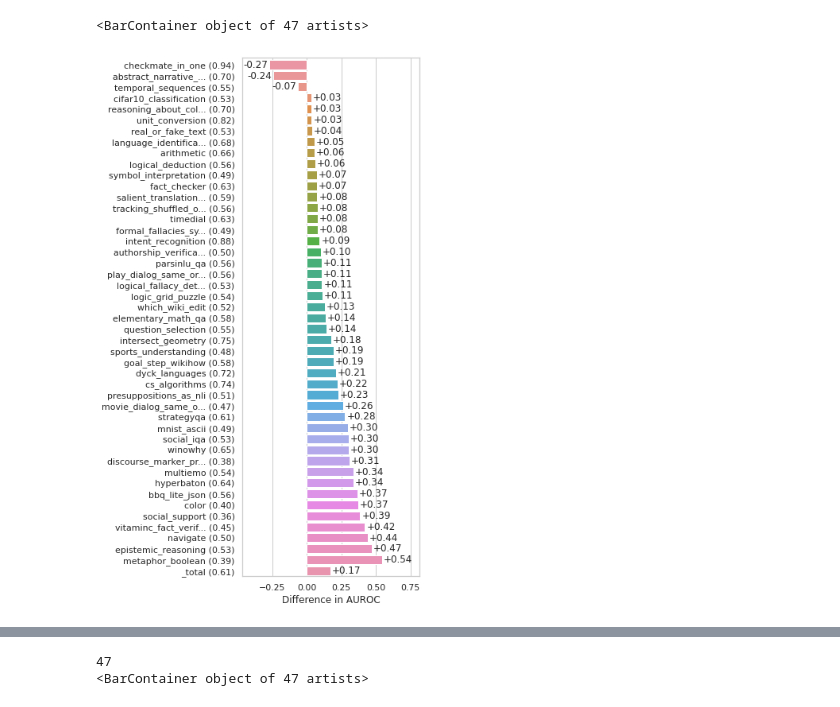
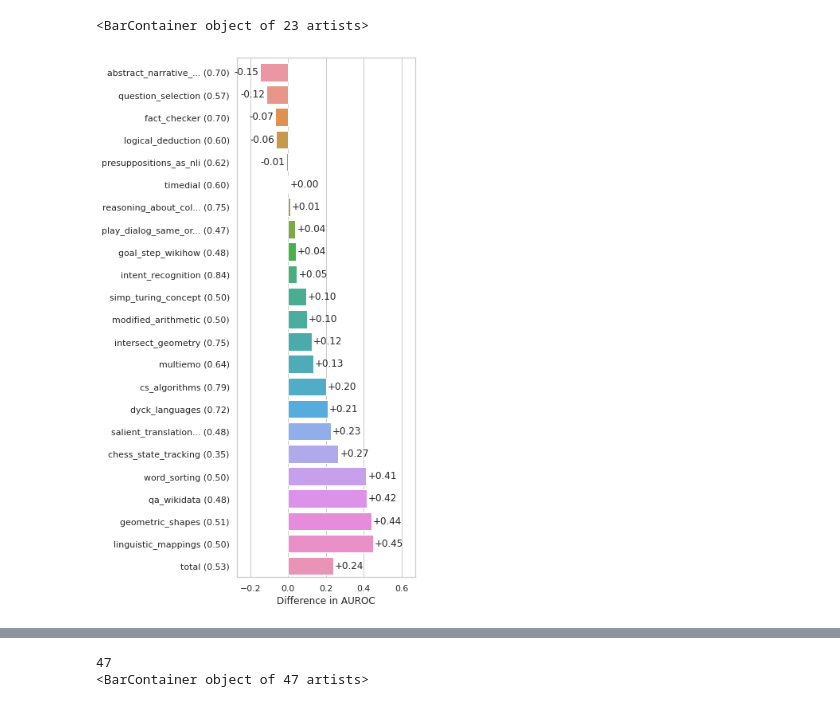
Before and after one commit to wschella/lass, a Jupyter notebook: notebooks/Paper/In Distribution/Exp_Main_Analysis.ipynb, the cells around one changed output, grey strips where cells are left out. Drawn from its saved outputs; the diff is of its cells as text; code cells hidden in the pictures.

Commit message:
Prep for plotting

```diff
--- a/notebooks/Paper/In Distribution/Exp_Main_Analysis.ipynb
+++ b/notebooks/Paper/In Distribution/Exp_Main_Analysis.ipynb
@@ -7,5 +11,13 @@ import seaborn as sns
 # %%
-results = pd.read_csv('../../../artifacts/csv-results/scaling-0sh/128b.csv')
-results.rename(columns={results.columns[0]: 'task'}, inplace=True)
-results.head()
+# results = pd.read_csv('../../../artifacts/csv-results/scaling-0sh/128b.csv')
+# results.rename(columns={results.columns[0]: 'task'}, inplace=True)
+
+base = Path("../../../artifacts/csv-results-new/")
+# path = base / "q1indistribution/deberta-base_bs32_3sh_instance-split-07161413"
+path = base / "q1indistribution/deberta-base_bs32_0sh_instance-split-07161413"
+# path = base / "reproduce_rev1_q1/deberta-base_bs32_0sh_instance-split-07161413"
+
+results = shared.load_metrics(path)
+
+results.sample(5)
 # %% [output]
@@ -19,50 +97,51 @@ results.head()
 # %%
-Baseline = Literal['normalized', 'absolute', 'distribution']
-def shorten(x, length=15):
-    if len(x) > length:
-        return x[:length-3] + "..."
-    else:
-        return x
 
-def plot(df: pd.DataFrame, baseline: Baseline = "normalized", metric: str = "roc_auc"):
+def plot_difference_old(
+        df: pd.DataFrame,
+        baseline: Baseline = "normalized",
+        metric: str = "roc_auc",
+        count_threshold: int = 100,
+        baseline_threshold: float = 0.1
+    ):
     sns.set_theme(style="whitegrid")
+
     task_system_col = f"test_conf_{baseline}_{metric}"
     assessor_col = f"test_{metric}"
 
-    data = df[[task_system_col, assessor_col, 'task', 'count']]
-    data = data[df['test_conf_normalized_roc_auc'] > 0.1]
-    data = data[data['count'] > 100]
+    data = df[[task_system_col, assessor_col, 'task', 'instance_count']]
+    # data = data[df['test_conf_normalized_roc_auc'] > baseline_threshold]
+    data = data[data['instance_count'] > count_threshold]
     data['diff'] = data[assessor_col] - data[task_system_col]
     data.sort_values(by='diff', inplace=True)
 
     # But _total at the end
-    total = data[data['task'] == '_total']
-    data = data[data['task'] != '_total']
+    total = data[data['task'] == 'total']
+    data = data[data['task'] != 'total']
     data = pd.concat([data, total])
 
     y = data.apply(lambda x: f"{shorten(x['task'], length=22)} ({x[task_system_col]:.2f})", axis=1)
 
     # plt.figure(figsize=(10,4))
     # p = sns.barplot(x="task", y="diff", data=data)
     plt.figure(figsize=(4,12))
     p = sns.barplot(x="diff", y=y, data=data, orient='h')
     # p.set_xticklabels(p.get_xticklabels(), rotation=90)
     # p.set_title(f"Assessor {metric} minus BIG-G {baseline} {metric}")
     for i in p.containers: # type: ignore
         print(i)
         p.bar_label(i,fmt='%+.2f', label_type='edge', padding=2)
     p.set_xlim(p.get_xlim()[0]*1.5, p.get_xlim()[1]*1.4)
     p.set_ylim(p.get_ylim()[0]*1.0, p.get_ylim()[1]*1.3)
 
     p.set_xlabel("Difference in AUROC")
 
     # return data
 
 # plot(results, metric="accuracy")
-plot(results, metric="roc_auc", baseline="normalized")
+plot_difference_old(results, metric="roc_auc", baseline="normalized", count_threshold=100)
 # %% [output]
-<BarContainer object of 47 artists>
+<BarContainer object of 23 artists>
-[figure, old version]
+[figure, new version]
 # %%
 def shorten(x, length=15):
     if len(x) > length:
```
Also changed, not shown: parts of 5 cells of this notebook, 5 other files.
